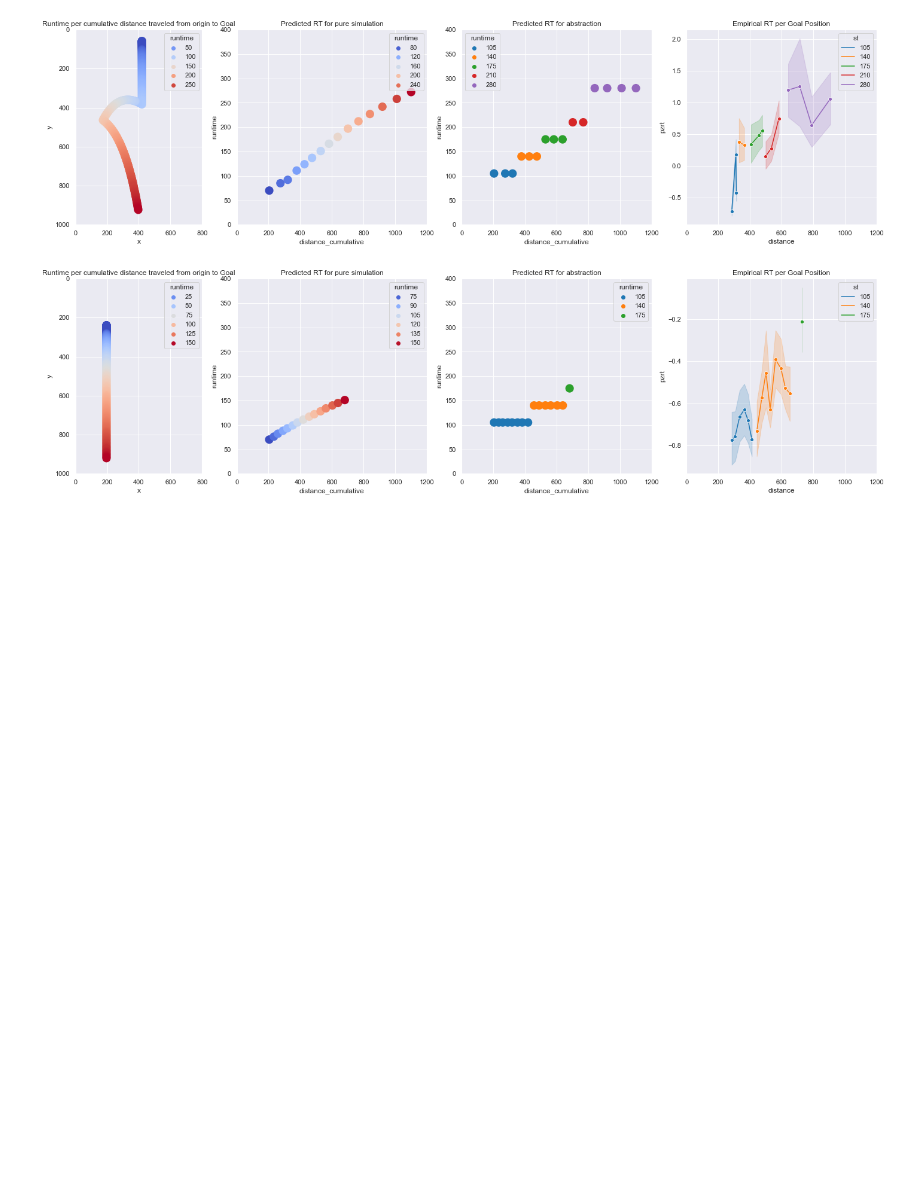
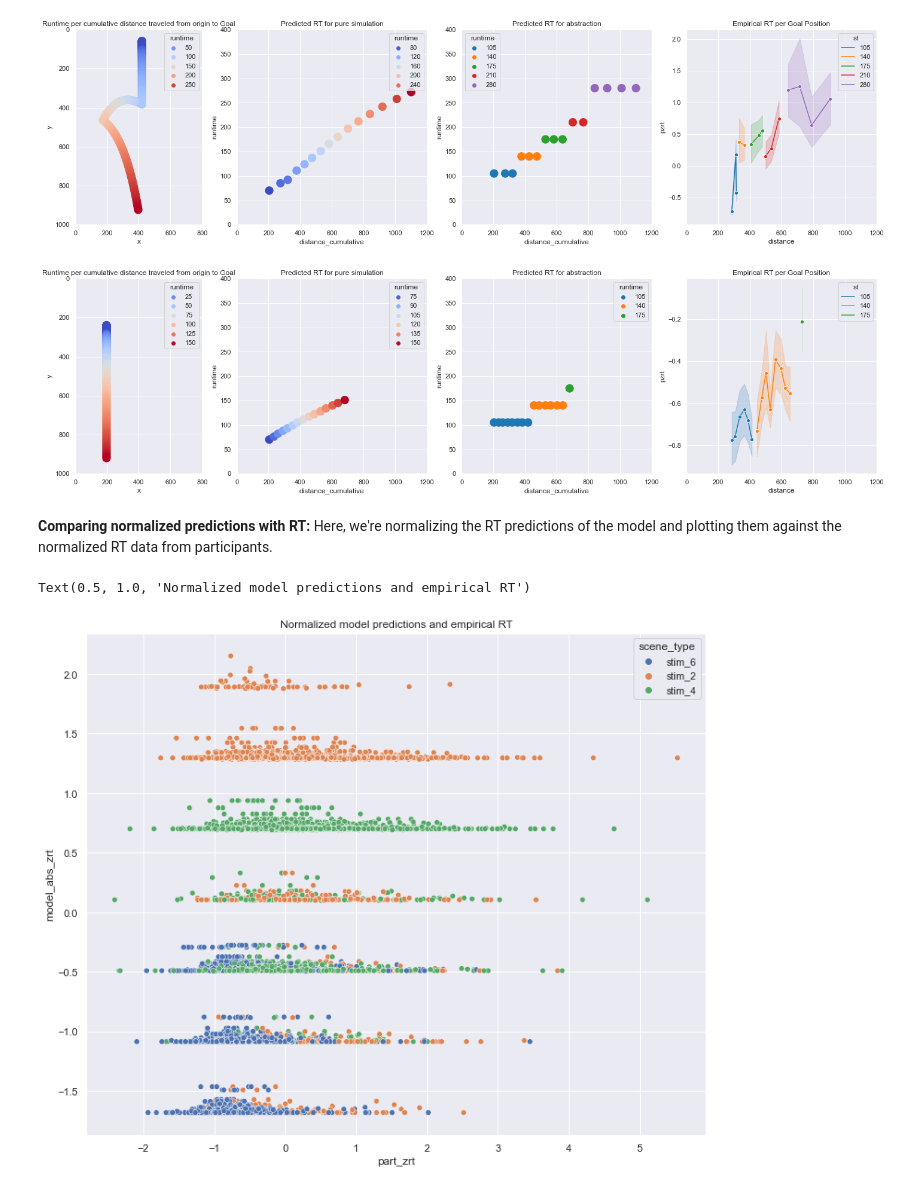
Before and after one commit to flxsosa/physics_abstraction, a Jupyter notebook: experiments/experiment4/notebooks/analysis.ipynb, the cells around one changed output. Drawn from its saved outputs; the diff is of its cells as text; code cells hidden in the pictures; blank space fills up the shorter version.

Commit message:
added scatterplot of model and empirical rt

```diff
--- a/experiments/experiment4/notebooks/analysis.ipynb
+++ b/experiments/experiment4/notebooks/analysis.ipynb
@@ -253,7 +253,7 @@ sim_predictions = pd.DataFrame.from_dict(simtime, orient='index')
 # Reset the index so we can merge these results on the scene variable
 sim_predictions = sim_predictions.reset_index()
 # Rename the variables appropriately, so they match the variables in model dataframe
-sim_predictions = sim_predictions.rename(columns = {'index':'scene',0:'st'})
+sim_predictions = sim_predictions.rename(columns = {'index':'scene',0:'model_abs_rt'})
 # %%
 # Merge the model predictions into our model dataframe
 model = model.merge(sim_predictions, on="scene")
@@ -330,3 +330,15 @@ for file in json_files:
 [figure]
 [figure]
 [figure]
+# %% [markdown]
+**Comparing normalized predictions with RT:** Here, we're normalizing the RT predictions of the model and plotting them against the normalized RT data from participants.
+# %%
+model['model_abs_zrt'] = model.groupby('subject_id').model_abs_rt.transform(lambda x: (x - x.mean()) / x.std())
+# %%
+plot =  sns.scatterplot(x='part_zrt', y='model_abs_zrt', data=model, hue="scene_type")
+plot.set_xlabel("Model RT", fontsize = 20)
+plot.set_ylabel("Y-Axis", fontsize = 20)
+plt.title("Normalized model predictions and empirical RT")
+# %% [output]
+Text(0.5, 1.0, 'Normalized model predictions and empirical RT')
+[figure, added]
```
Also changed, not shown: parts of 1 cell of this notebook.
